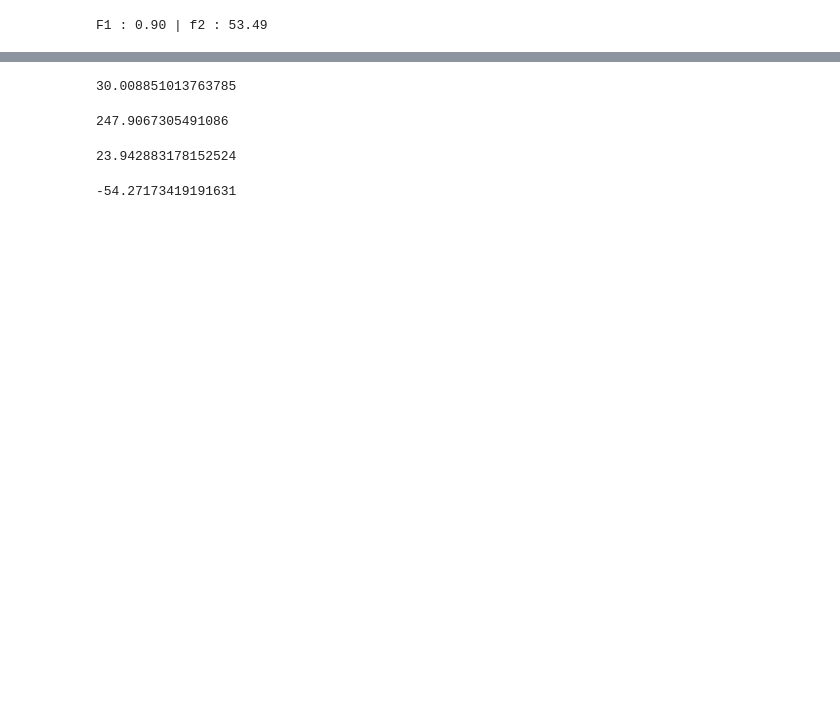
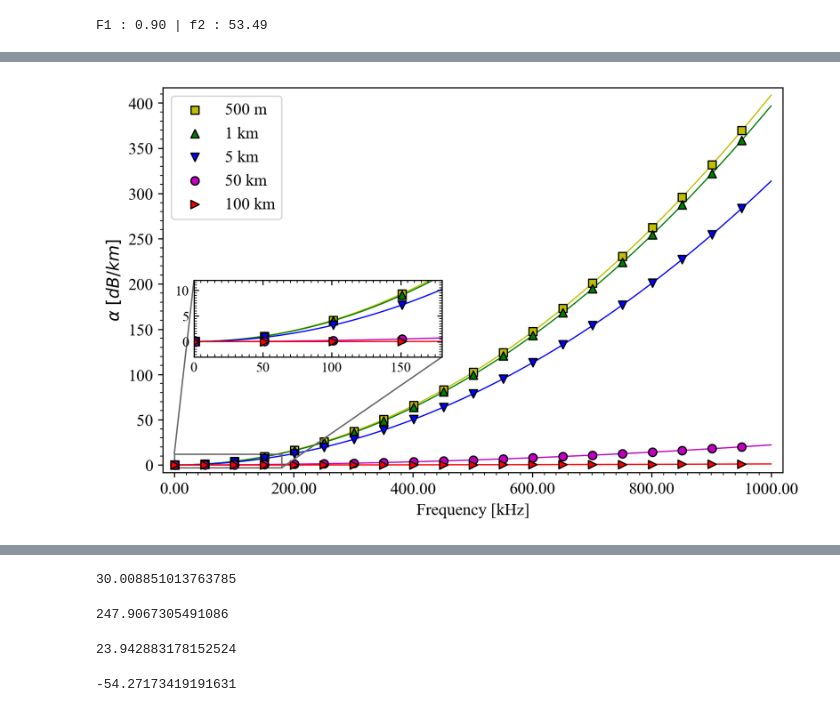
Before and after one commit to BiggusMaximus/Multi-Hop-Q-Learning-LEACH, a Jupyter notebook: paper/characteristic_underwater.ipynb, the cells around one changed output, grey strips where cells are left out. Cells and saved outputs as stored; diff of their text form; code cells hidden in the pictures; blank space fills up the shorter version.

```diff
--- a/paper/characteristic_underwater.ipynb
+++ b/paper/characteristic_underwater.ipynb
@@ -271 +290,84 @@ print(f"att min : {att_data[0]} | att max : {att_data[len(att_data)-1]}")
 att min : 0.02560973780441575 | att max : 396.79642452532613
+# %%
+frequencies = [i for i in range(1, 1001, 1)]
+labels = ['500 m', '1 km', '5 km', '50 km', '100 km']
+values = [500, 1000, 5000, 50000, 100000]
+
+colors = ['y', 'g', 'b', 'm', 'r', 'k', 'navy', 'maroon']
+markers = ['s', '^', 'v', 'o', '>', '<', 'X', 'D']
+FONTSIZE = 12
+att_data = {}
+
+count = 0
+for label in labels:
+    att_data[label] = []
+    for f in frequencies:
+        att_data[label].append(
+            attenuationConstant(
+                values[count],
+                f
+            )
+        )
+    count += 1
+
+
+
+fig, ax = plt.subplots(figsize=(8,5), dpi=250)
+
+hop = 50
+
+
+count = 0
+for label in labels:
+    ax.plot(frequencies          , att_data[label]          , linestyle="solid", color=colors[count],     linewidth=0.9, zorder=1)
+    ax.scatter(frequencies[::hop], att_data[label][::hop]                   , color=colors[count],     linewidth=0.9, label=labels[count], edgecolor='k', marker=markers[count], zorder=2)
+
+    count += 1
+
+# ax.plot(frequencies          , att_data_thorp          , linestyle="--", color='k',     linewidth=0.9)
+# ax.scatter(frequencies[::hop], att_data_thorp[::hop]                 , color='b',     linewidth=0.9, label="Thorp", edgecolor='k', marker='o')
+ax.set_ylabel(r"$\alpha \,\, [dB/km]$", fontsize=FONTSIZE)
+ax.set_xlabel(r"Frequency [kHz]", fontsize=FONTSIZE)
+# ax.set_title(r"Protocol Comparison with $\zeta_{uw}=0.015$ and $\zeta_{c}=3.33 \times 10^{-6}$")
+ax.xaxis.set_tick_params(labelsize=FONTSIZE)
+ax.yaxis.set_tick_params(labelsize=FONTSIZE)
+ax.legend(fontsize=FONTSIZE)
+
+ax.yaxis.set_major_locator(MultipleLocator(50))
+ax.yaxis.set_major_formatter('{x:.0f}')
+ax.yaxis.set_minor_locator(MultipleLocator(10))
+ax.xaxis.set_major_locator(MultipleLocator(200))
+ax.xaxis.set_major_formatter('{x:.2f}')
+ax.xaxis.set_minor_locator(MultipleLocator(20))
+
+# ax.set_ylim([1600, 1640])
+# ax.legend(loc='upper center', bbox_to_anchor=(0.5, -0.12),fancybox=True, shadow=True, ncol=3, markerscale=1.2, fontsize=10)
+# ax.grid(which='minor')
+# ax.grid(which='major')
+ax.margins(x=0.02, y=0.02)
+
+ax.set_axisbelow(True)
+
+
+ax_zoom = ax.inset_axes([0.05, 0.3, 0.4, 0.2])
+mark_inset(ax, ax_zoom, loc1=2, loc2=4, fc="none", ec="0.4")
+ax_zoom.set_ylim(-3, 12)
+ax_zoom.set_xlim(0, 180)
+ax_zoom.yaxis.set_major_locator(MultipleLocator(5))
+ax_zoom.yaxis.set_minor_locator(MultipleLocator(0.5))
+ax_zoom.xaxis.set_major_locator(MultipleLocator(50))
+ax_zoom.xaxis.set_major_formatter('{x:.0f}')
+ax_zoom.xaxis.set_minor_locator(MultipleLocator(5))
+ax_zoom.tick_params(top=True, right=True, which='both', direction='in')
+
+count = 0
+for label in labels:
+    ax_zoom.plot(frequencies          , att_data[label]          , linestyle="solid", color=colors[count],     linewidth=0.9, zorder=1)
+    ax_zoom.scatter(frequencies[::hop], att_data[label][::hop]                   , color=colors[count],     linewidth=0.9, label=labels[count], edgecolor='k', marker=markers[count], zorder=2)
+
+    count += 1
+
+
+plt.show()
+# %% [output]
+[figure, added]
```
Also changed, not shown: parts of 21 cells of this notebook, 41 other files.
